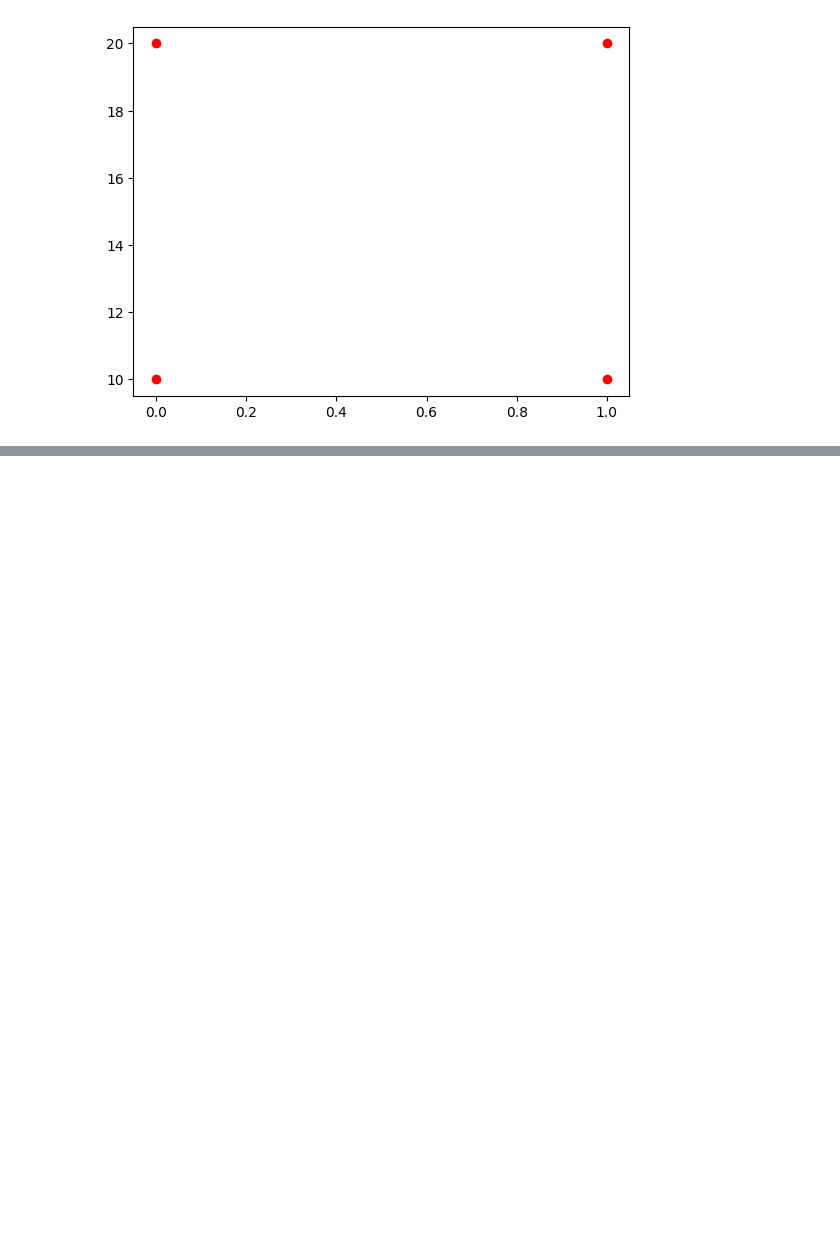
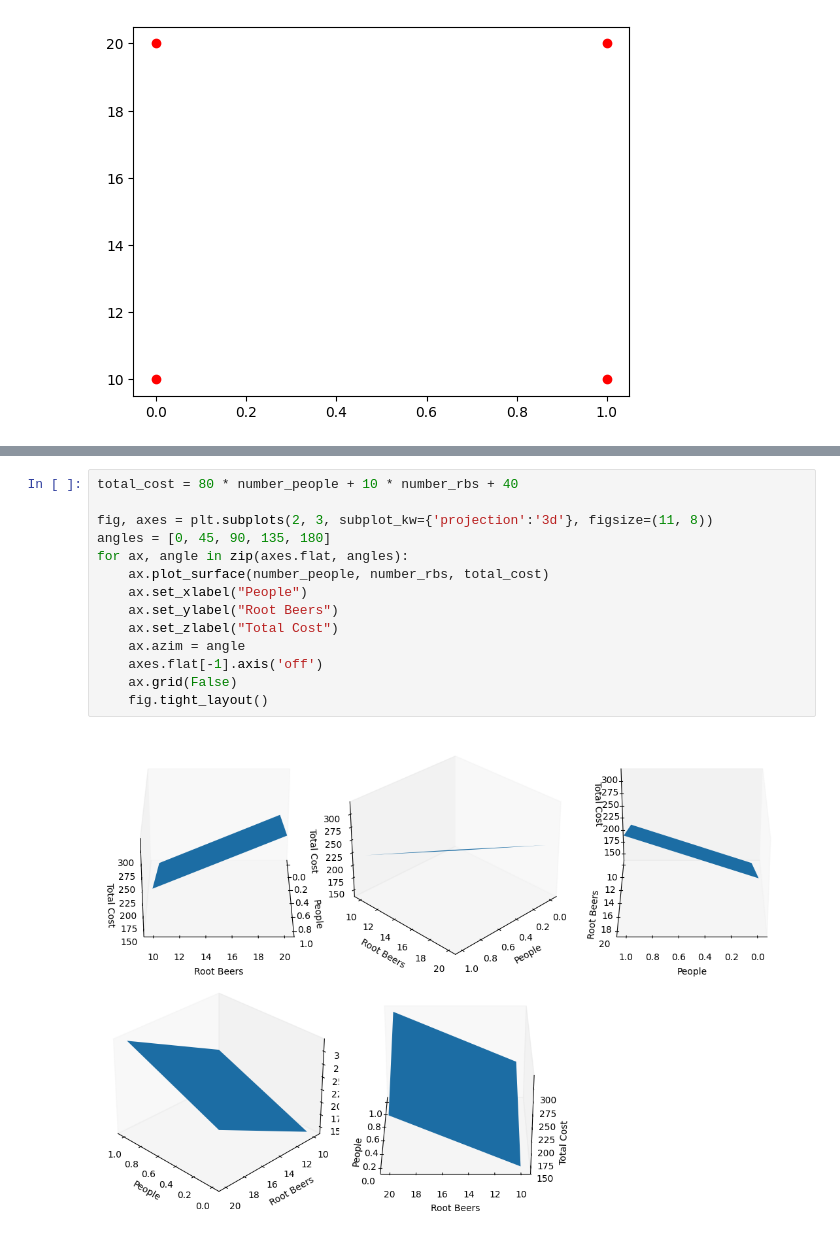
Before and after one commit to MATBckh22/MATB-STUDIOS, a Jupyter notebook: NumPy and matplotlib.ipynb, the cells around one changed output, grey strips where cells are left out. Cells and saved outputs as stored; diff of their text form; blank space fills up the shorter version.

```diff
--- a/NumPy and matplotlib.ipynb
+++ b/NumPy and matplotlib.ipynb
@@ -186,0 +191,16 @@ For
+# %%
+total_cost = 80 * number_people + 10 * number_rbs + 40
+
+fig, axes = plt.subplots(2, 3, subplot_kw={'projection':'3d'}, figsize=(11, 8))
+angles = [0, 45, 90, 135, 180]
+for ax, angle in zip(axes.flat, angles):
+    ax.plot_surface(number_people, number_rbs, total_cost)
+    ax.set_xlabel("People")
+    ax.set_ylabel("Root Beers")
+    ax.set_zlabel("Total Cost")
+    ax.azim = angle
+    axes.flat[-1].axis('off')
+    ax.grid(False)
+    fig.tight_layout()
+# %% [output]
+[figure, added]
```
Also changed, not shown: parts of 3 cells of this notebook.
